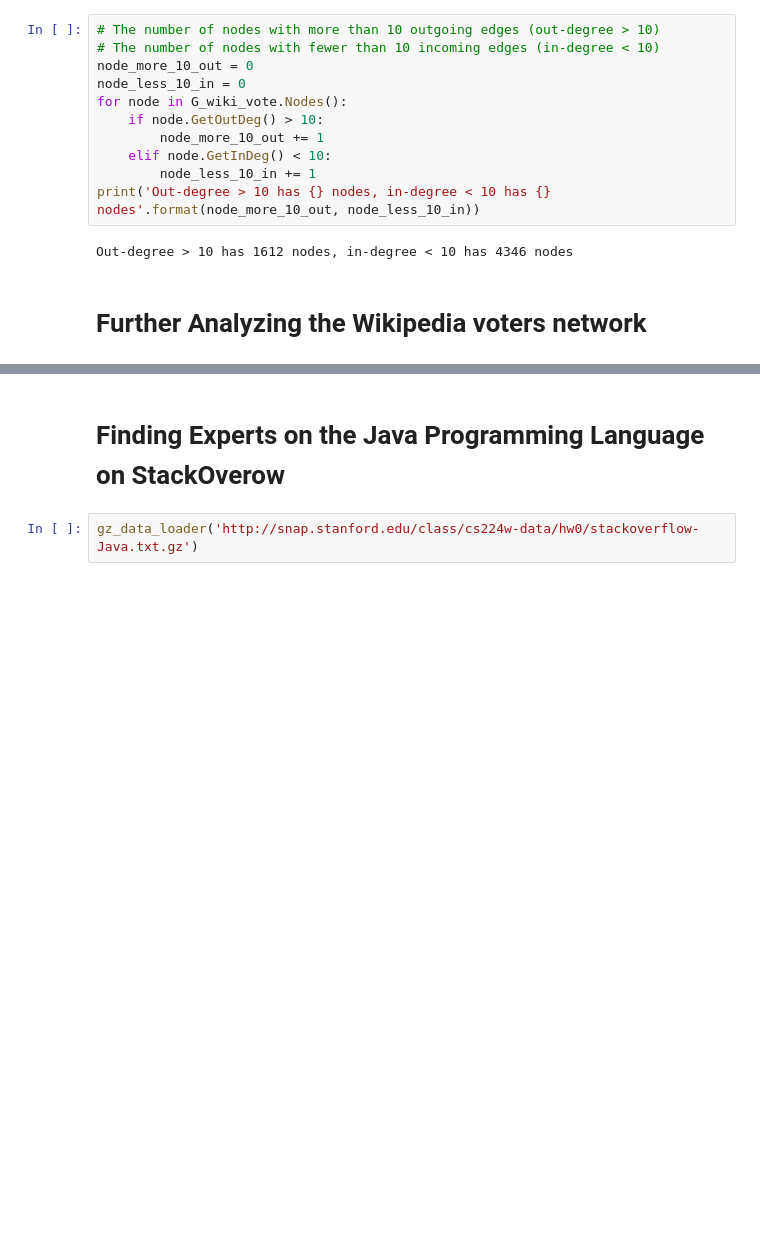
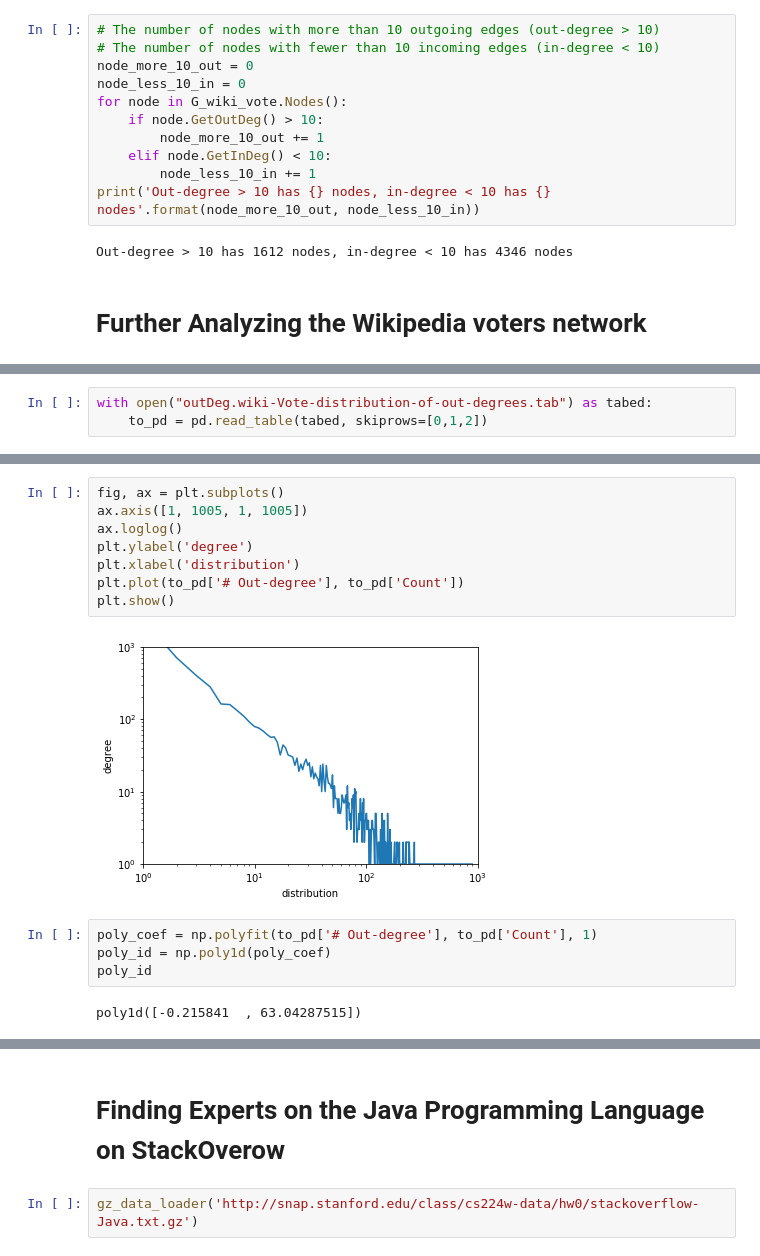
Before and after one commit to KonstantinKlepikov/cs224w-homwork, a Jupyter notebook: homework_0.ipynb, the cells around one changed output, grey strips where cells are left out. Saved outputs shown, nothing was run; the diff lists cells and outputs as text; blank space fills up the shorter version.

```diff
--- a/homework_0.ipynb
+++ b/homework_0.ipynb
@@ -124,0 +136,3 @@ Out-degree > 10 has 1612 nodes, in-degree < 10 has 4346 nodes
+# %%
+with open("outDeg.wiki-Vote-distribution-of-out-degrees.tab") as tabed:
+    to_pd = pd.read_table(tabed, skiprows=[0,1,2])
@@ -124,0 +160,16 @@ Out-degree > 10 has 1612 nodes, in-degree < 10 has 4346 nodes
+# %%
+fig, ax = plt.subplots()
+ax.axis([1, 1005, 1, 1005])
+ax.loglog()
+plt.ylabel('degree')
+plt.xlabel('distribution')
+plt.plot(to_pd['# Out-degree'], to_pd['Count'])
+plt.show()
+# %% [output]
+[figure, added]
+# %%
+poly_coef = np.polyfit(to_pd['# Out-degree'], to_pd['Count'], 1)
+poly_id = np.poly1d(poly_coef)
+poly_id
+# %% [output]
+poly1d([-0.215841  , 63.04287515])
```
Also changed, not shown: parts of 12 cells of this notebook, 1 other file.
